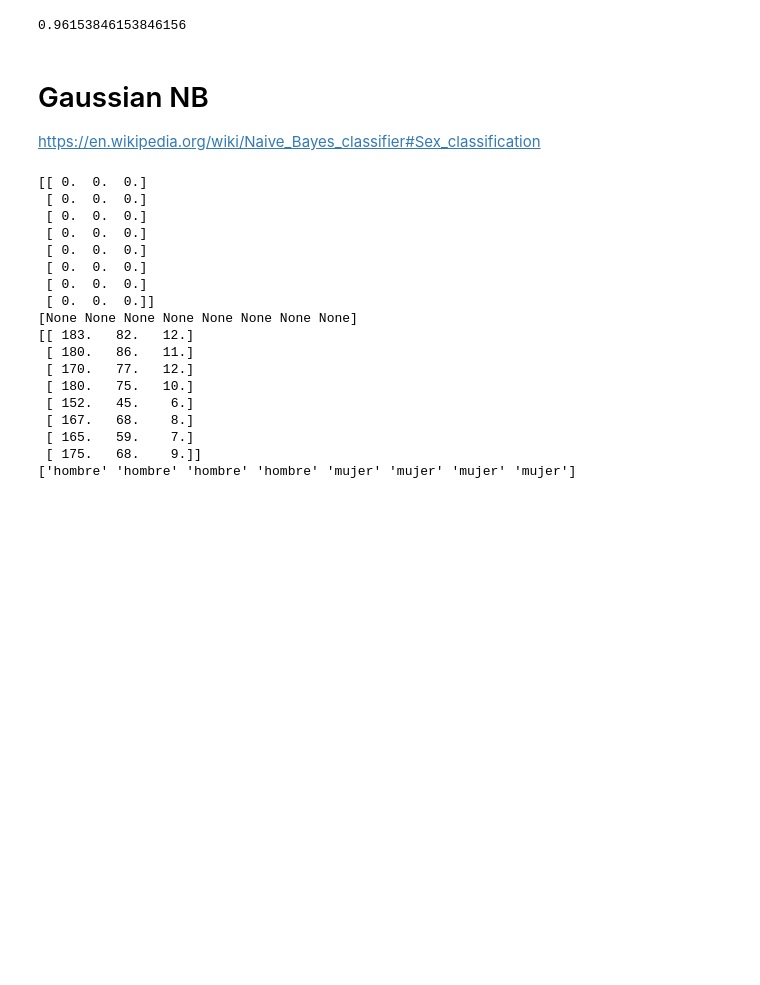
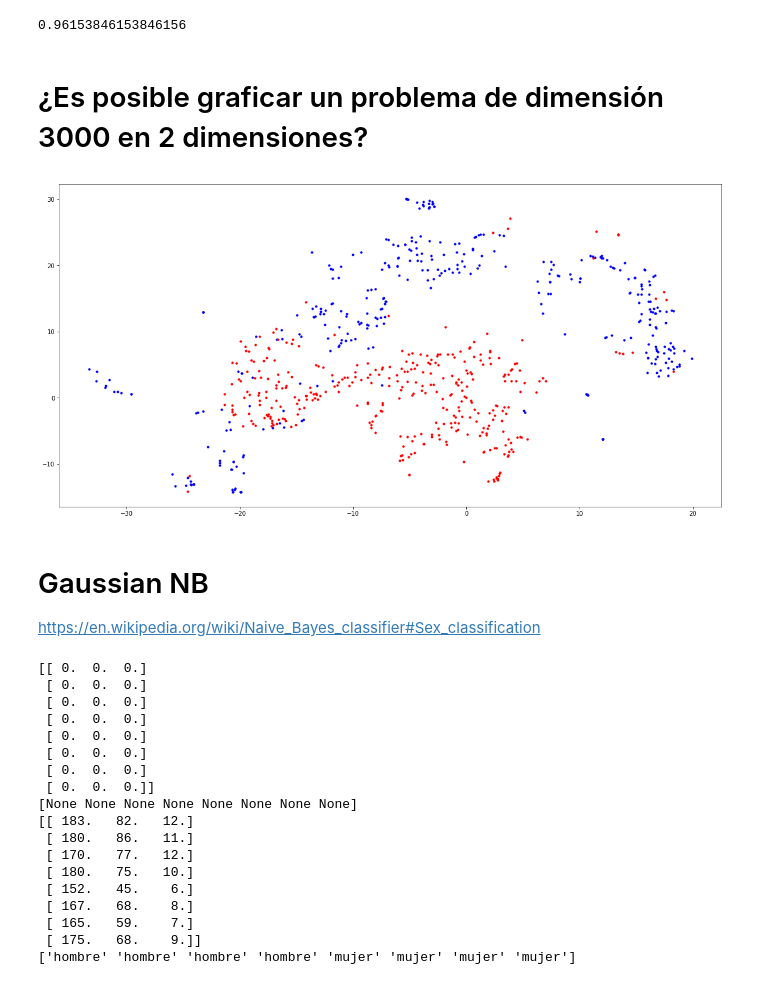
Before and after one commit to lab-ml-itba/Intro-Probabilidad, a Jupyter notebook: Intro_Probabilidad.ipynb, the cells around one changed output. Drawn from its saved outputs; the diff is of its cells as text; code cells hidden in the pictures; blank space fills up the shorter version.

```diff
--- a/Intro_Probabilidad.ipynb
+++ b/Intro_Probabilidad.ipynb
@@ -582,6 +585,22 @@ clf.score(feature_matrix, labels)
 clf.score(feature_matrix_test, labels_test)
 # %% [output]
 0.96153846153846156
+# %% [markdown]
+# ¿Es posible graficar un problema de dimensión 3000 en 2 dimensiones?
+# %%
+from sklearn.manifold import TSNE
+from sklearn.decomposition import TruncatedSVD
+fmd = feature_matrix.todense()
+svd = TruncatedSVD(n_components=8, n_iter=200, random_state=42)
+svd.fit(fmd.T)
+X_embedded = TSNE(n_components=2).fit_transform(svd.components_.T)
+# %%
+plt.figure(figsize=(20,10))
+plt.scatter(X_embedded[labels,0], X_embedded[labels,1], color='b', s=10)
+plt.scatter(X_embedded[np.logical_not(labels),0], X_embedded[np.logical_not(labels),1], color='r', s=10)
+plt.show()
+# %% [output]
+[figure, added]
 # %% [markdown]
 # Gaussian NB
 https://en.wikipedia.org/wiki/Naive_Bayes_classifier#Sex_classification
```
Also changed, not shown: parts of 7 cells of this notebook, 1 other file.
